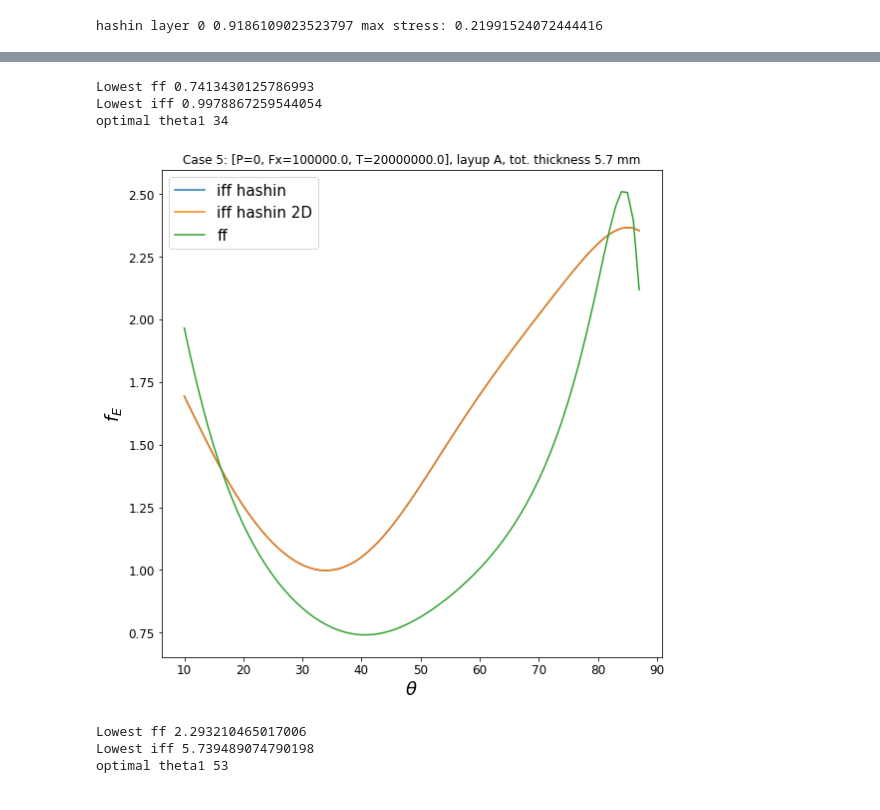
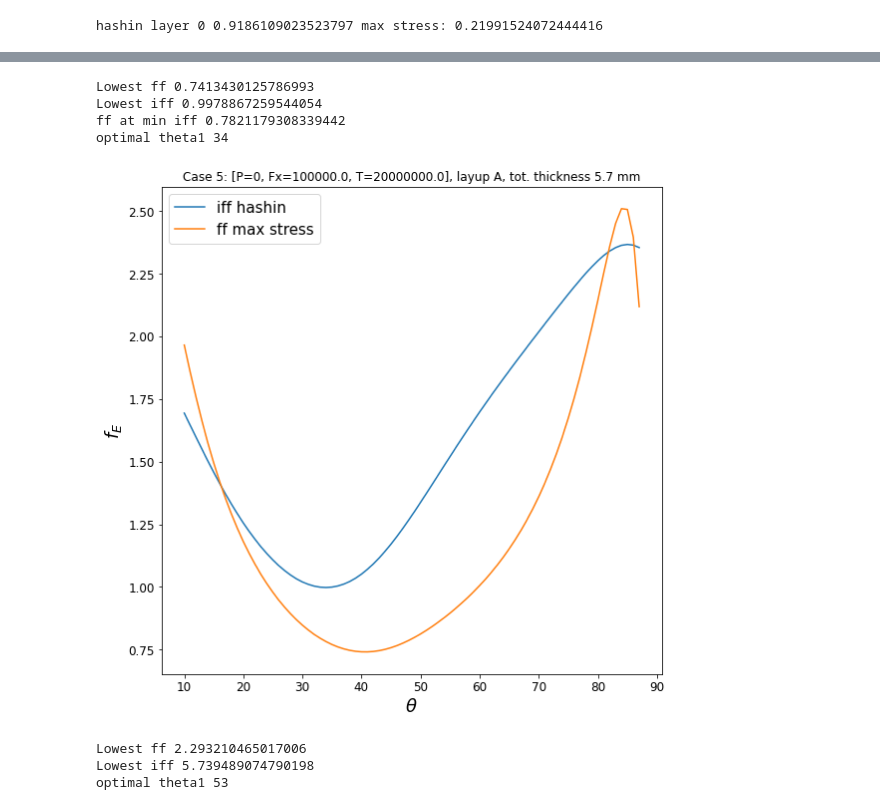
Before and after one commit to alfm778/Plastkompositter, a Jupyter notebook: Assignment 3.ipynb, the cells around one changed output, grey strips where cells are left out. Drawn from its saved outputs; the diff is of its cells as text; code cells hidden in the pictures.

```diff
--- a/Assignment 3.ipynb
+++ b/Assignment 3.ipynb
@@ -510,6 +552,8 @@ fE_ff = []
 fE_iff = []
 thetas = list(range(11, 88))
 set_plot_props()
+ff_at_min_iff = 100
+min_fE_iff = 100
 
 for theta1 in thetas:
     layup_iff = [{'mat':m,  'ori':  theta1,  'thi':t1/2},
@@ -520,16 +564,24 @@ for theta1 in thetas:
     res_ff = solve(layup_ff,R=75,P=P*3,Fx=Fx*3,T=T*3)
     res_iff = solve(layup_iff,R=75,P=P*1.2,Fx=Fx*1.2,T=T*1.2)
 
+    fE_ff_new = res_ff["fE_ff"]
+    fE_iff_new = res_iff["fE_iff"]
+
+    if fE_iff_new < min_fE_iff:
+        min_fE_iff = fE_iff_new
+        optimal_theta = theta1
+        ff_at_min_iff = fE_ff_new
     fE_ff.append(res_ff["fE_ff"])
     fE_iff.append(res_iff["fE_iff"])
     #print(fE_ff)
 
 print("Lowest ff", min(fE_ff))
 print("Lowest iff", min(fE_iff))
+print("ff at min iff", ff_at_min_iff)
 optimal_theta1 = 47
 print("optimal theta1", optimal_theta1)
 plt.plot(thetas, fE_iff, label="iff hashin")
-plt.plot(thetas, fE_ff, label="ff")
+plt.plot(thetas, fE_ff, label="ff max stress")
 plt.xlabel("$\\theta$")
 plt.ylabel("$f_E$")
 plt.title(f"Case {casenr}: [{P=}, {Fx=}, {T=}], layup {layupnr}, tot. thickness {t1} mm")
@@ -553,42 +606,55 @@ fE_iff = []
 fE_iff_2D = []
 thetas = list(range(10, 88))
 set_plot_props()
+optimal_theta = -1
+ff_at_min_iff = 100
+min_fE_iff = 100
 
 for theta1 in thetas:
     layup_iff = [{'mat':m,  'ori':  theta1,  'thi':t1/2},
               {'mat':m,  'ori': -theta1,  'thi':t1/2}]
 
     layup_ff = [{'mat':m2,  'ori':  theta1,  'thi':t1/2},
               {'mat':m2,  'ori': -theta1,  'thi':t1/2}]
 
 
 
     res_ff = solve(layup_ff,R=75,P=P*3,Fx=Fx*3,T=T*3)
     res_iff = solve(layup_iff,R=75,P=P*1.2,Fx=Fx*1.2,T=T*1.2)
 
+    fE_ff_new = res_ff["fE_ff"]
+    fE_iff_new = res_iff["fE_iff"]
+
+    if fE_iff_new < min_fE_iff:
+        min_fE_iff = fE_iff_new
+        optimal_theta = theta1
+        ff_at_min_iff = fE_ff_new
+
     fE_ff.append(res_ff["fE_ff"])
     fE_iff.append(res_iff["fE_iff"])
     fE_iff_2D.append(res_iff["fE_iff_2D"])
     #print(fE_ff)
 
 print("Lowest ff", min(fE_ff))
 print("Lowest iff", min(fE_iff))
-optimal_theta1 = 34
-print("optimal theta1", optimal_theta1)
+print("ff at min iff", ff_at_min_iff)
+
+print("optimal theta1", optimal_theta)
 plt.plot(thetas, fE_iff, label="iff hashin")
-plt.plot(thetas, fE_iff_2D, label="iff hashin 2D")
-plt.plot(thetas, fE_ff, label="ff")
+plt.plot(thetas, fE_ff, label="ff max stress")
+
 
 plt.xlabel("$\\theta$")
 plt.ylabel("$f_E$")
 plt.title(f"Case {casenr}: [{P=}, {Fx=}, {T=}], layup {layupnr}, tot. thickness {t1} mm")
 plt.legend(prop={'size': legendsize})
 plt.savefig(f'output/Case{casenr} - layup{layupnr}.png')
 # %% [output]
 Lowest ff 0.7413430125786993
 Lowest iff 0.9978867259544054
+ff at min iff 0.7821179308339442
 optimal theta1 34
-[figure, old version]
+[figure, new version]
 # %%
 # Case 2 layup B
 P,Fx,T = 8,0, 0
```
Also changed, not shown: parts of 10 cells of this notebook.
